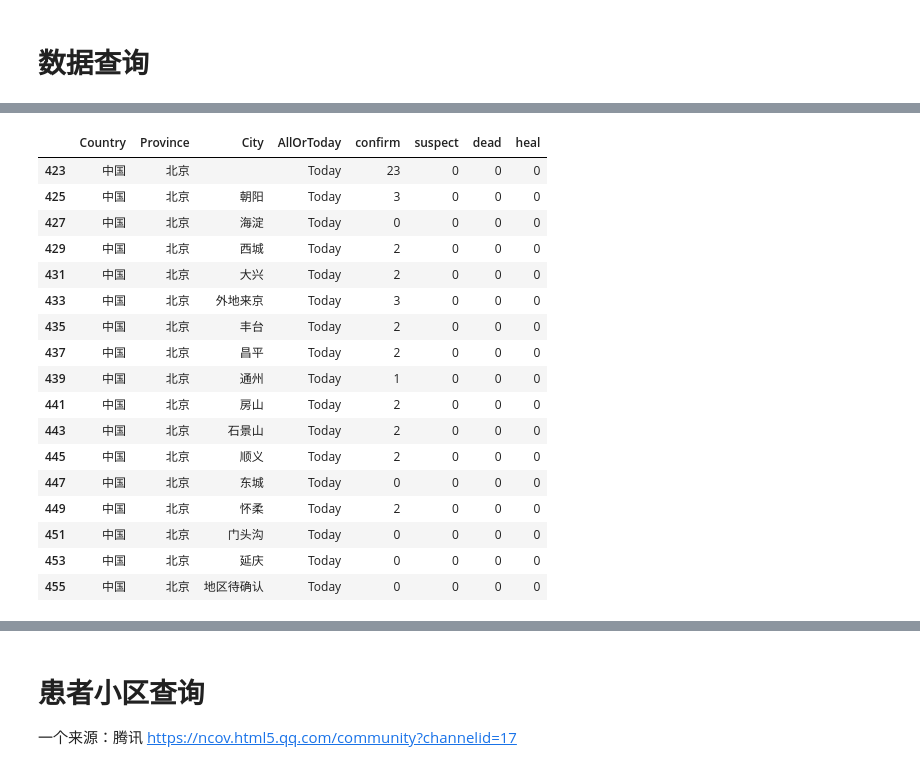
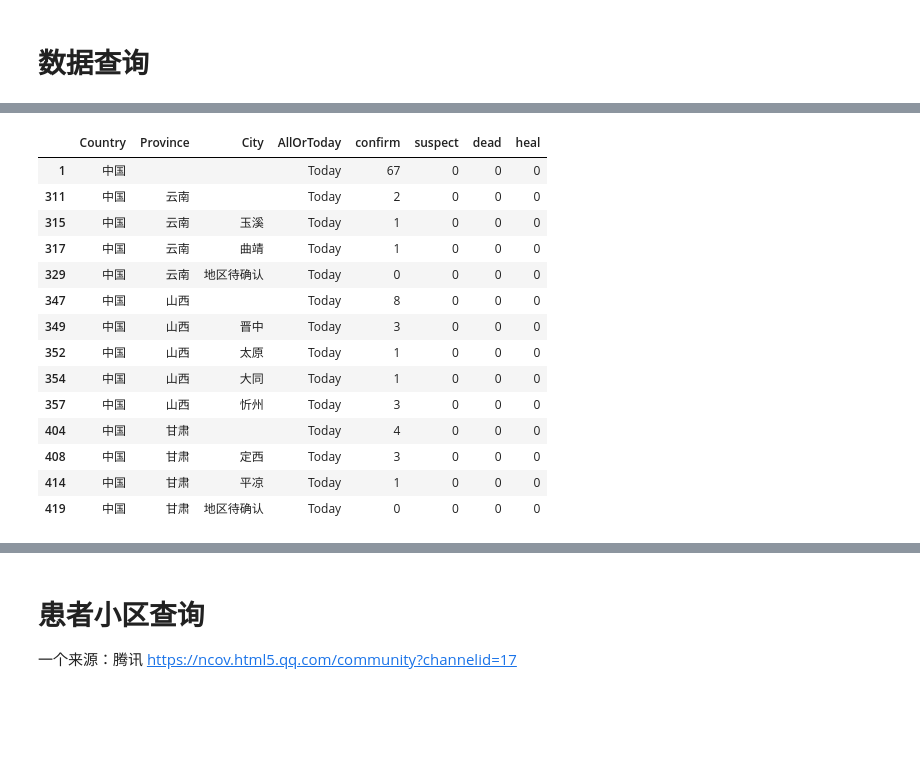
Before and after one commit to leonardzh/nCov2019-data-py, a Jupyter notebook: nCov2019Data.ipynb, the cells around one changed output, grey strips where cells are left out. Saved outputs shown, nothing was run; the diff lists cells and outputs as text; code cells hidden in the pictures; blank space fills up the shorter version.

```diff
--- a/nCov2019Data.ipynb
+++ b/nCov2019Data.ipynb
@@ -188,25 +207,22 @@ df_area[(df_area['Province']=='北京')& (df_area['AllOrToday']=='All')]
 # %%
 #新增数据： All --> Today
-df_area[(df_area['Province']=='北京') & (df_area['AllOrToday']=='Today')]
+df_area[(df_area['AllOrToday']=='Today')]
 # %% [output]
 |  | Country | Province | City | AllOrToday | confirm | suspect | dead | heal |
-| 423 | 中国 | 北京 |  | Today | 23 | 0 | 0 | 0 |
-| 425 | 中国 | 北京 | 朝阳 | Today | 3 | 0 | 0 | 0 |
-| 427 | 中国 | 北京 | 海淀 | Today | 0 | 0 | 0 | 0 |
-| 429 | 中国 | 北京 | 西城 | Today | 2 | 0 | 0 | 0 |
-| 431 | 中国 | 北京 | 大兴 | Today | 2 | 0 | 0 | 0 |
-| 433 | 中国 | 北京 | 外地来京 | Today | 3 | 0 | 0 | 0 |
-| 435 | 中国 | 北京 | 丰台 | Today | 2 | 0 | 0 | 0 |
-| 437 | 中国 | 北京 | 昌平 | Today | 2 | 0 | 0 | 0 |
-| 439 | 中国 | 北京 | 通州 | Today | 1 | 0 | 0 | 0 |
-| 441 | 中国 | 北京 | 房山 | Today | 2 | 0 | 0 | 0 |
-| 443 | 中国 | 北京 | 石景山 | Today | 2 | 0 | 0 | 0 |
-| 445 | 中国 | 北京 | 顺义 | Today | 2 | 0 | 0 | 0 |
-| 447 | 中国 | 北京 | 东城 | Today | 0 | 0 | 0 | 0 |
-| 449 | 中国 | 北京 | 怀柔 | Today | 2 | 0 | 0 | 0 |
-| 451 | 中国 | 北京 | 门头沟 | Today | 0 | 0 | 0 | 0 |
-| 453 | 中国 | 北京 | 延庆 | Today | 0 | 0 | 0 | 0 |
-| 455 | 中国 | 北京 | 地区待确认 | Today | 0 | 0 | 0 | 0 |
+| 1 | 中国 |  |  | Today | 67 | 0 | 0 | 0 |
+| 311 | 中国 | 云南 |  | Today | 2 | 0 | 0 | 0 |
+| 315 | 中国 | 云南 | 玉溪 | Today | 1 | 0 | 0 | 0 |
+| 317 | 中国 | 云南 | 曲靖 | Today | 1 | 0 | 0 | 0 |
+| 329 | 中国 | 云南 | 地区待确认 | Today | 0 | 0 | 0 | 0 |
+| 347 | 中国 | 山西 |  | Today | 8 | 0 | 0 | 0 |
+| 349 | 中国 | 山西 | 晋中 | Today | 3 | 0 | 0 | 0 |
+| 352 | 中国 | 山西 | 太原 | Today | 1 | 0 | 0 | 0 |
+| 354 | 中国 | 山西 | 大同 | Today | 1 | 0 | 0 | 0 |
+| 357 | 中国 | 山西 | 忻州 | Today | 3 | 0 | 0 | 0 |
+| 404 | 中国 | 甘肃 |  | Today | 4 | 0 | 0 | 0 |
+| 408 | 中国 | 甘肃 | 定西 | Today | 3 | 0 | 0 | 0 |
+| 414 | 中国 | 甘肃 | 平凉 | Today | 1 | 0 | 0 | 0 |
+| 419 | 中国 | 甘肃 | 地区待确认 | Today | 0 | 0 | 0 | 0 |
 # %%
 #累计确诊历史
 getHistory(data)[0]
```
Also changed, not shown: parts of 28 cells of this notebook, 5 other files.
